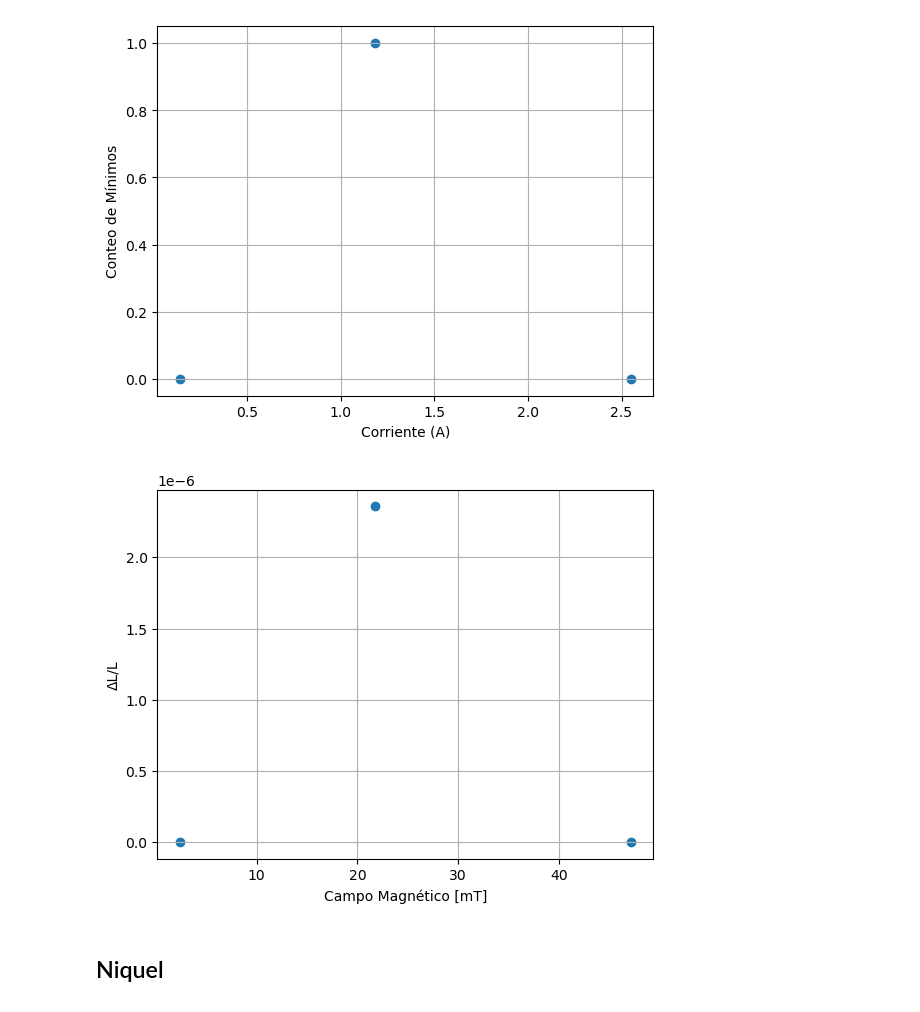
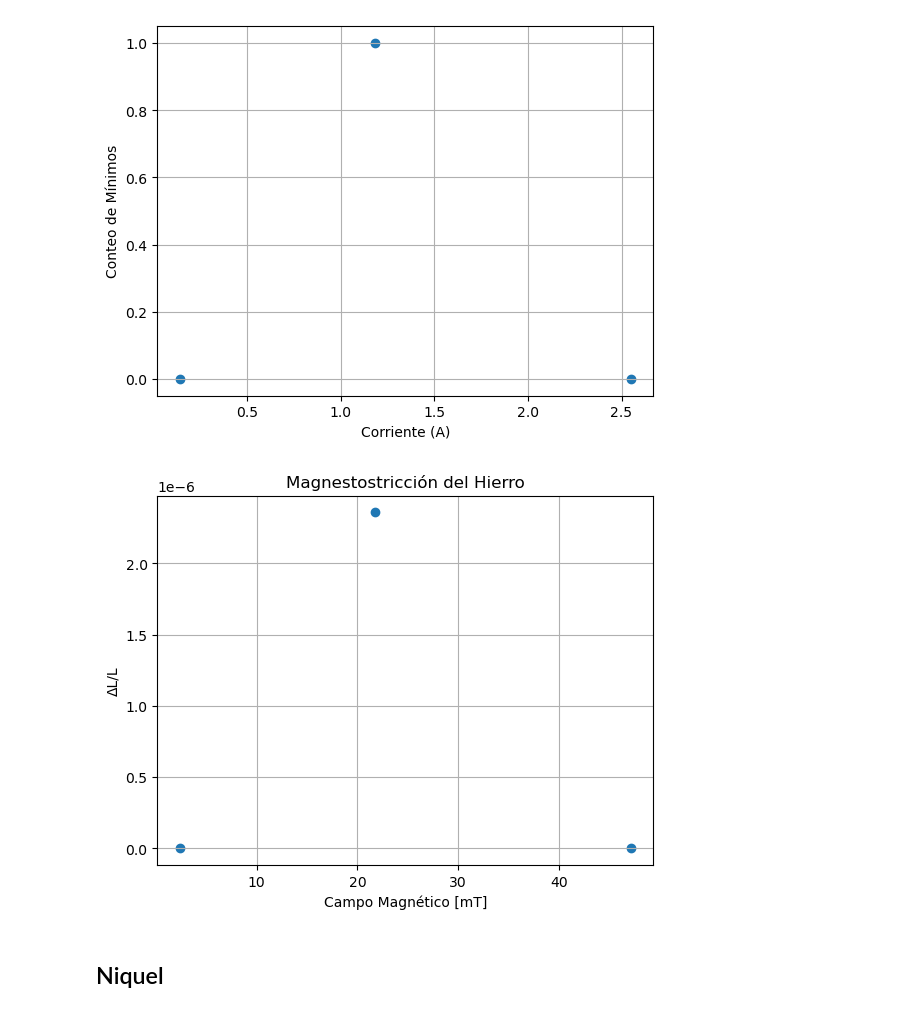
Before and after one commit to lsperezm/Intermedio, a Jupyter notebook: 2. Magnetostricción/Code/Codigo.ipynb, the cells around one changed output. Saved outputs shown, nothing was run; the diff lists cells and outputs as text; code cells hidden in the pictures.

```diff
--- a/2. Magnetostricción/Code/Codigo.ipynb
+++ b/2. Magnetostricción/Code/Codigo.ipynb
@@ -114,13 +114,13 @@ Long_Fe=delta(Conteo_Fe)/l
 # %%
 plt.scatter(B_Fe,Long_Fe)
 plt.xlabel('Campo Magnético [mT]')
 plt.ylabel('ΔL/L')
 plt.grid()
-
+plt.title('Magnestostricción del Hierro')
 
 plt.savefig('plot_hierro.png', format='png')
 # %% [output]
-[figure, old version]
+[figure, new version]
 # %% [markdown]
 ## Niquel
 # %%
```
Also changed, not shown: parts of 3 cells of this notebook, 2 other files.
